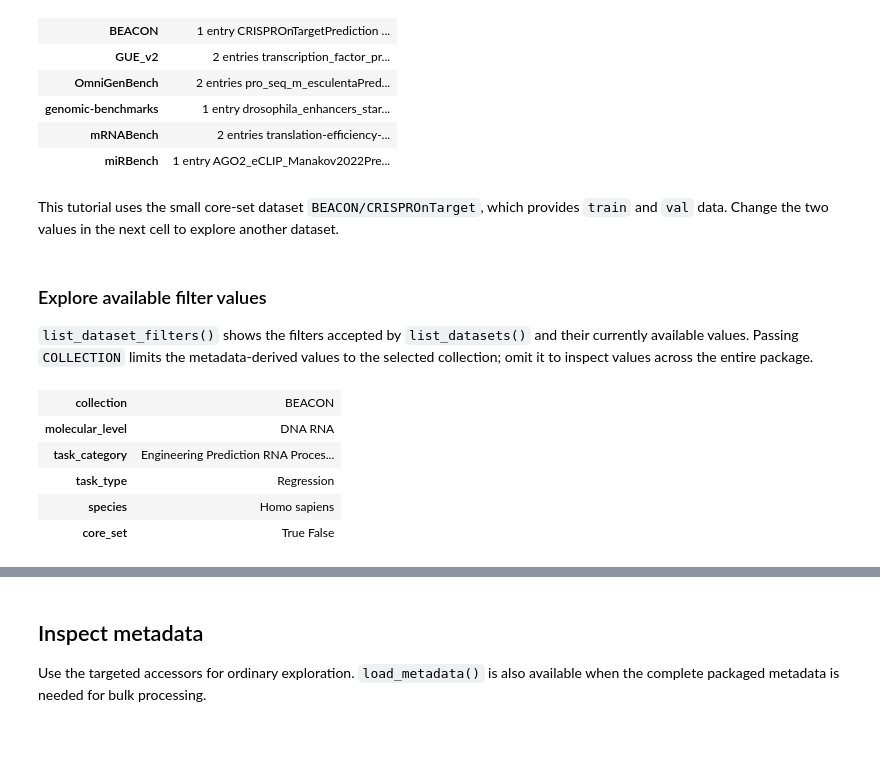
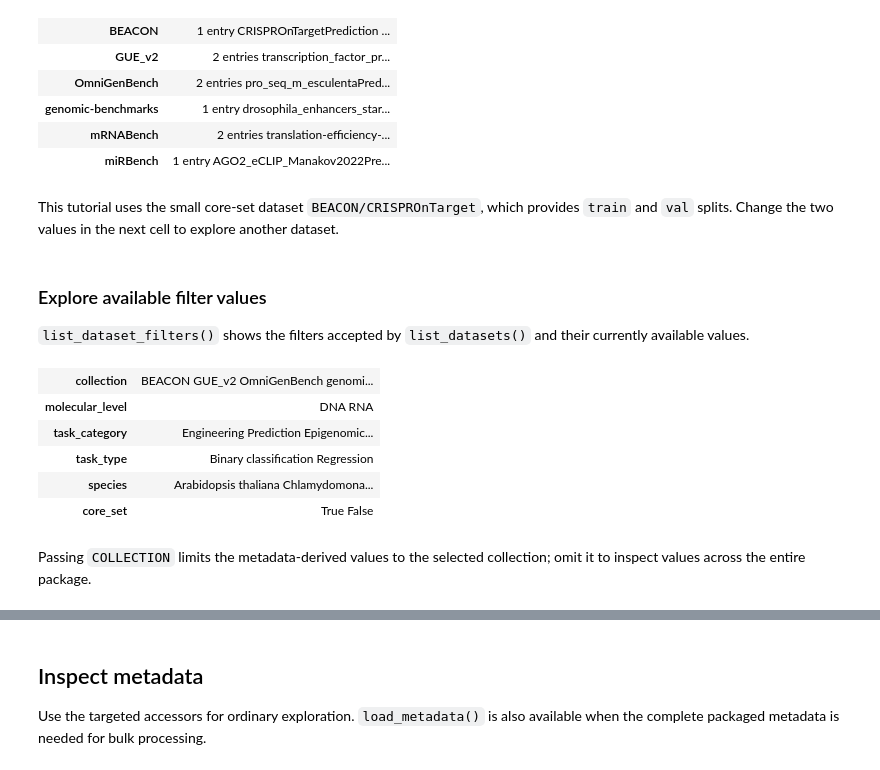
Before and after one commit to genomic-benchmarks/genomic-benchmarks-data, a Jupyter notebook: tutorials/genomic-benchmarks-data4agents.ipynb, the cells around one changed output, grey strips where cells are left out. Saved outputs shown, nothing was run; the diff lists cells and outputs as text; code cells hidden in the pictures; blank space fills up the shorter version.

```diff
--- a/tutorials/genomic-benchmarks-data4agents.ipynb
+++ b/tutorials/genomic-benchmarks-data4agents.ipynb
@@ -60,21 +62,23 @@ gbd.pretty(core_datasets)
 | mRNABench | 2 entries translation-efficiency-... |
 | miRBench | 1 entry AGO2_eCLIP_Manakov2022Pre... |
 # %% [markdown]
-This tutorial uses the small core-set dataset `BEACON/CRISPROnTarget`, which provides `train` and `val` data. Change the two values in the next cell to explore another dataset.
+This tutorial uses the small core-set dataset `BEACON/CRISPROnTarget`, which provides `train` and `val` splits. Change the two values in the next cell to explore another dataset.
 # %%
 COLLECTION = "BEACON"
 DATASET = "CRISPROnTarget"
 # %% [markdown]
 ### Explore available filter values
 
-`list_dataset_filters()` shows the filters accepted by `list_datasets()` and their currently available values. Passing `COLLECTION` limits the metadata-derived values to the selected collection; omit it to inspect values across the entire package.
+`list_dataset_filters()` shows the filters accepted by `list_datasets()` and their currently available values.
 # %%
-filter_values = gbd.list_dataset_filters(COLLECTION)
+filter_values = gbd.list_dataset_filters()
 gbd.pretty(filter_values)
 # %% [output]
-| collection | BEACON |
+| collection | BEACON GUE_v2 OmniGenBench genomi... |
 | molecular_level | DNA RNA |
-| task_category | Engineering Prediction RNA Proces... |
-| task_type | Regression |
-| species | Homo sapiens |
+| task_category | Engineering Prediction Epigenomic... |
+| task_type | Binary classification Regression |
+| species | Arabidopsis thaliana Chlamydomona... |
 | core_set | True False |
+# %% [markdown]
+Passing `COLLECTION` limits the metadata-derived values to the selected collection; omit it to inspect values across the entire package.
```
Also changed, not shown: parts of 36 cells of this notebook, 8 other files.
